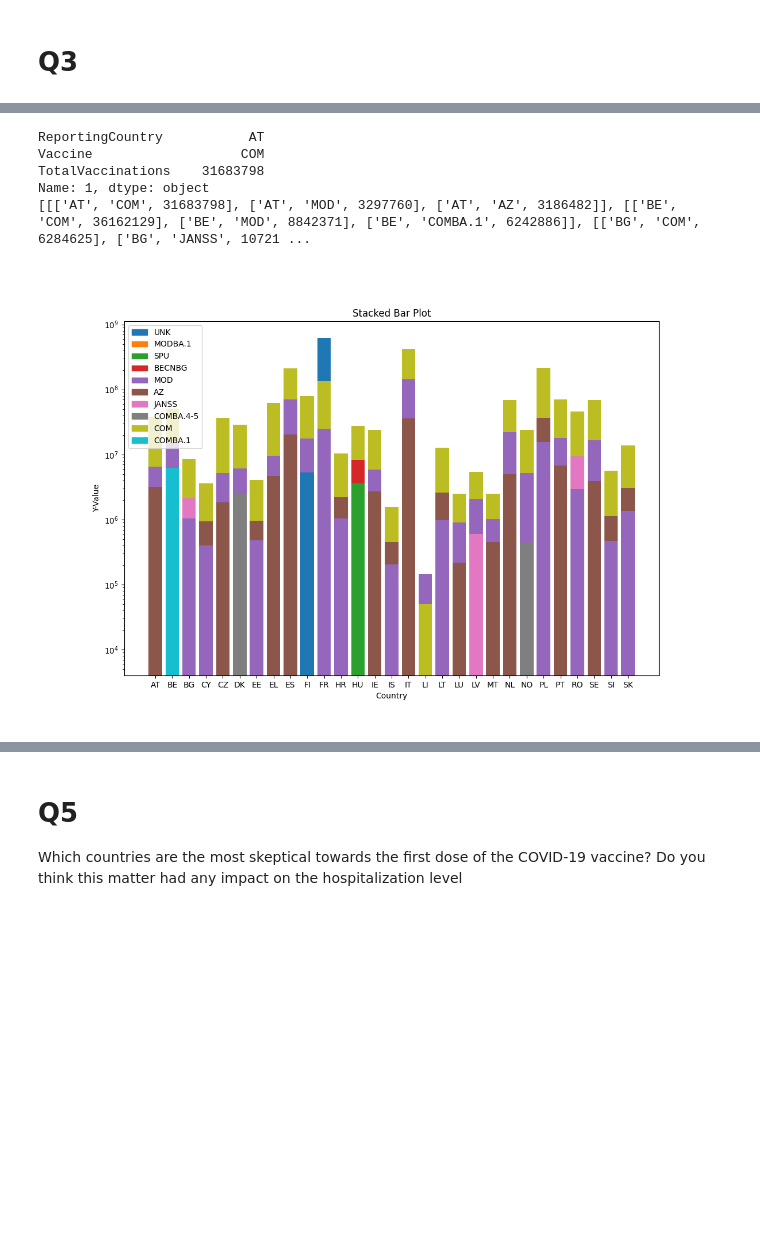
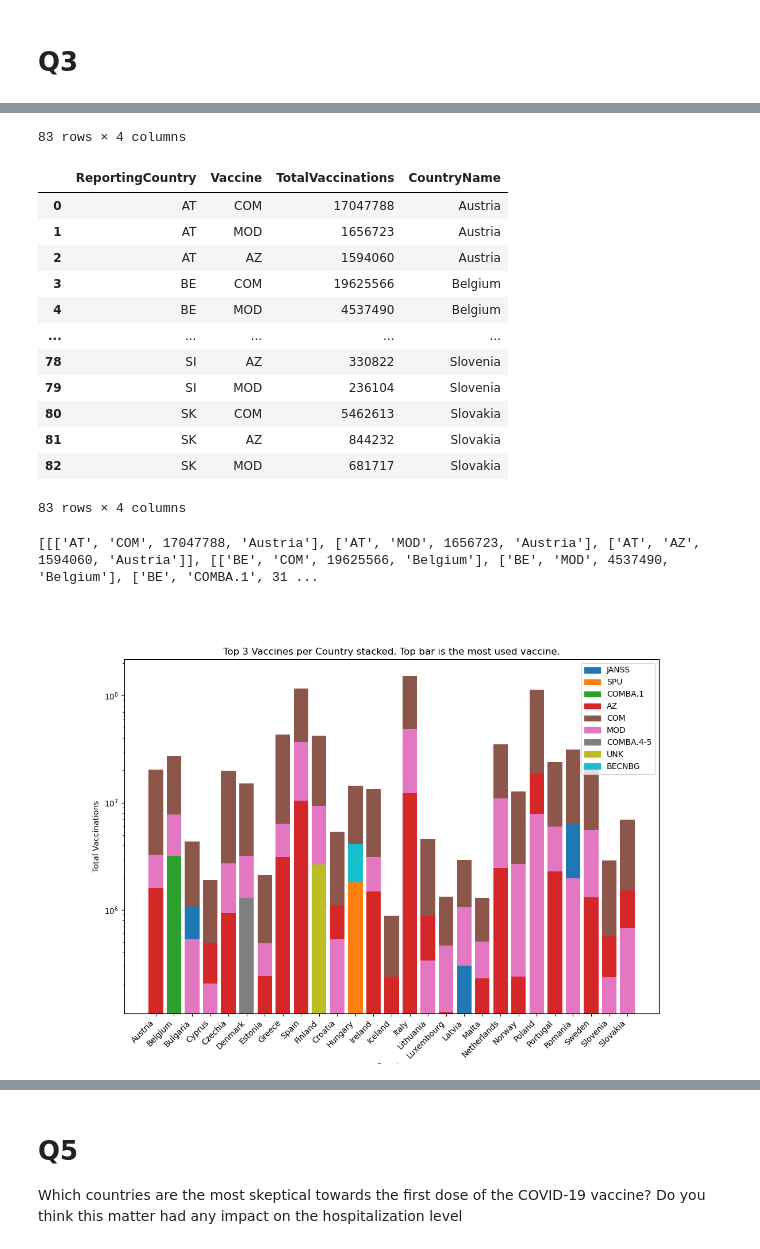
Before and after one commit to Klattraren/Intelligent-Data-Analysis-DV1597, a Jupyter notebook: assignment2.ipynb, the cells around one changed output, grey strips where cells are left out. Saved outputs shown, nothing was run; the diff lists cells and outputs as text; code cells hidden in the pictures; blank space fills up the shorter version.

```diff
--- a/assignment2.ipynb
+++ b/assignment2.ipynb
@@ -437,7 +437,8 @@ interactive(children=(Dropdown(description='Year:', options=(('2020', 2020), ('2
 # %% [markdown]
 # Q3
 # %%
-vaccination_count_per_country = vaccination_df.groupby(["ReportingCountry", "Vaccine"]).sum()
+filtered_df = vaccination_df[(vaccination_df['Vaccine'] != 'ALL') & (vaccination_df['TargetGroup'] != 'ALL')]
+vaccination_count_per_country = filtered_df.groupby(["ReportingCountry", "Vaccine"]).sum()
 vaccination_count_per_country['TotalVaccinations'] = vaccination_count_per_country[['FirstDose', 'SecondDose', 'DoseAdditional1', 'DoseAdditional2', 'DoseAdditional3', 'DoseAdditional4', 'DoseAdditional5', 'UnknownDose']].sum(axis=1)
 # display(vaccination_count_per_country)
 
@@ -448,31 +449,53 @@ sorted_summary_data = summary_data.sort_values(by=['ReportingCountry','TotalVacc
 top_3_vaccines_per_country = sorted_summary_data.groupby(['ReportingCountry']).head(3)
 # display(top_3_vaccines_per_country)
 
+new_cases_df_names = new_cases_df[["geoId","countriesAndTerritories"]].drop_duplicates() #Gets all names for ReportingCountry tag
+# Merge the dataframes based on 'geoId' and 'ReportingCountry'
+merged_df = top_3_vaccines_per_country.merge(new_cases_df_names,
+                                            left_on=['ReportingCountry'],
+                                            right_on=['geoId'],
+                                            how='inner')
 
 
-print(top_3_vaccines_per_country.iloc[0])
+
+
+
+# vaccination_grouped_merged =  vaccination_grouped.merge(new_cases_df_names, left_on="ReportingCountry", right_on="geoId", how="inner").drop(columns=["geoId"])
+merged_df = merged_df.drop(columns=["geoId"])
+
+# Display the updated merged_df
+display(merged_df)
+# Rename the new column
+merged_df.rename(columns={'countriesAndTerritories': 'CountryName'}, inplace=True)
+top_3_countries_with_name = merged_df.groupby(["ReportingCountry", "Vaccine"]).sum()
+
+
+display(merged_df)
 country_nested_list = []
-for country in top_3_vaccines_per_country['ReportingCountry'].unique():
+for country in merged_df['CountryName'].unique():
     nested_list = []
-    country_data = top_3_vaccines_per_country[top_3_vaccines_per_country['ReportingCountry'] == country]
+    country_data = merged_df[merged_df['CountryName'] == country]
     nested_list = country_data.values.tolist()
     country_nested_list.append(nested_list)
 
-print(country_nested_list)
+# print(country_nested_list)
 
 x_values = []
 y_values = []
 legend_values = []
 
+
 for nested_list in country_nested_list:
     if len(nested_list) >= 3:
-        x_values.append(nested_list[0][0])
+        x_values.append(nested_list[0][3])
         y_values.append([nested_list[0][2], nested_list[1][2], nested_list[2][2]])
         legend_values.extend([nested_list[0][1], nested_list[1][1], nested_list[2][1]])
+print(country_nested_list)
 
 indices = np.arange(len(x_values))
 
-plt.figure(figsize=(12, 8))
+# Adjust the figure size
+fig, ax = plt.subplots(figsize=(12, 8))
 
 # Get unique legend values and their corresponding colors
 unique_legend_values = list(set(legend_values))
@@ -485,14 +508,15 @@ y_values = [y[::-1] for y in y_values]
 bottom = np.zeros_like(indices)
 for i, y_vals in enumerate(y_values):
     for j, y_val in enumerate(y_vals):
-        plt.bar(indices[i], y_val, bottom=bottom[i], color=colors(unique_legend_values.index(legend_values[(i*3)+(2-j)])))
+        ax.bar(indices[i], y_val, bottom=bottom[i], color=colors(unique_legend_values.index(legend_values[(i*3)+(2-j)])))
         bottom[i] += y_val
 
-plt.yscale('log')
-plt.xticks(indices, x_values)
-plt.xlabel('Country')
-plt.ylabel('Y-Value')
-plt.title('Stacked Bar Plot')
+ax.set_yscale('log')
+ax.set_xticks(indices)
+ax.set_xticklabels(x_values, rotation=45, ha='right')
+ax.set_xlabel('Country')
+ax.set_ylabel('Total Vaccinations')
+ax.set_title('Top 3 Vaccines per Country stacked. Top bar is the most used vaccine.')
 
 # Create a dictionary for legend labels
 legend_labels = {value: value for value in unique_legend_values}
@@ -504,6 +528,11 @@ for val in unique_legend_values:
         custom_legend.append(plt.Rectangle((0, 0), 1, 1, color=colors(unique_legend_values.index(val))))
         del legend_labels[val]
 
-plt.legend(custom_legend, unique_legend_values)
+ax.legend(custom_legend, unique_legend_values)
+
+# x_values = [ 'Austria', 'Belgium', 'Bulgaria', 'Cyprus', 'Czechia', 'Germany', 'Denmark', 'Estonia', 'Greece', 'Spain', 'Finland', 'France', 'Croatia', 'Hungary', 'Ireland', 'Italy', 'Lithuania','Luxembourg', 'Latvia', 'Malta', 'Netherlands', 'Poland', 'Portugal', 'Romania', 'Sweden', 'Slovenia', 'Slovakia']
+# data = [['AT', 'Austria'], ['BE', 'Belgium'], ['BG', 'Bulgaria'], ['CY', 'Cyprus'], ['CZ', 'Czech Republic'], ['DE', 'Germany'], ['DK', 'Denmark'], ['EE', 'Estonia'], ['EL', 'Greece'], ['ES', 'Spain'], ['FI', 'Finland'], ['FR', 'France'], ['HR', 'Croatia'], ['HU', 'Hungary'], ['IE', 'Ireland'], ['IT', 'Italy'], ['LT', 'Lithuania'], ['LU', 'Luxembourg'], ['LV', 'Latvia'], ['MT', 'Malta'], ['NL', 'Netherlands'], ['PL', 'Poland'], ['PT', 'Portugal'], ['RO', 'Romania'], ['SE', 'Sweden'], ['SI', 'Slovenia'], ['SK', 'Slovakia']]
+
+# Show the plot
 plt.show()
 # %% [output]
@@ -510,6 +551,16 @@ plt.show()
-ReportingCountry           AT
-Vaccine                   COM
-TotalVaccinations    31683798
-Name: 1, dtype: object
-[[['AT', 'COM', 31683798], ['AT', 'MOD', 3297760], ['AT', 'AZ', 3186482]], [['BE', 'COM', 36162129], ['BE', 'MOD', 8842371], ['BE', 'COMBA.1', 6242886]], [['BG', 'COM', 6284625], ['BG', 'JANSS', 10721 ...
+83 rows × 4 columns
+|  | ReportingCountry | Vaccine | TotalVaccinations | CountryName |
+| 0 | AT | COM | 17047788 | Austria |
+| 1 | AT | MOD | 1656723 | Austria |
+| 2 | AT | AZ | 1594060 | Austria |
+| 3 | BE | COM | 19625566 | Belgium |
+| 4 | BE | MOD | 4537490 | Belgium |
+| ... | ... | ... | ... | ... |
+| 78 | SI | AZ | 330822 | Slovenia |
+| 79 | SI | MOD | 236104 | Slovenia |
+| 80 | SK | COM | 5462613 | Slovakia |
+| 81 | SK | AZ | 844232 | Slovakia |
+| 82 | SK | MOD | 681717 | Slovakia |
+83 rows × 4 columns
+[[['AT', 'COM', 17047788, 'Austria'], ['AT', 'MOD', 1656723, 'Austria'], ['AT', 'AZ', 1594060, 'Austria']], [['BE', 'COM', 19625566, 'Belgium'], ['BE', 'MOD', 4537490, 'Belgium'], ['BE', 'COMBA.1', 31 ...
-[figure, old version]
+[figure, new version]
```
Also changed, not shown: parts of 6 cells of this notebook.
